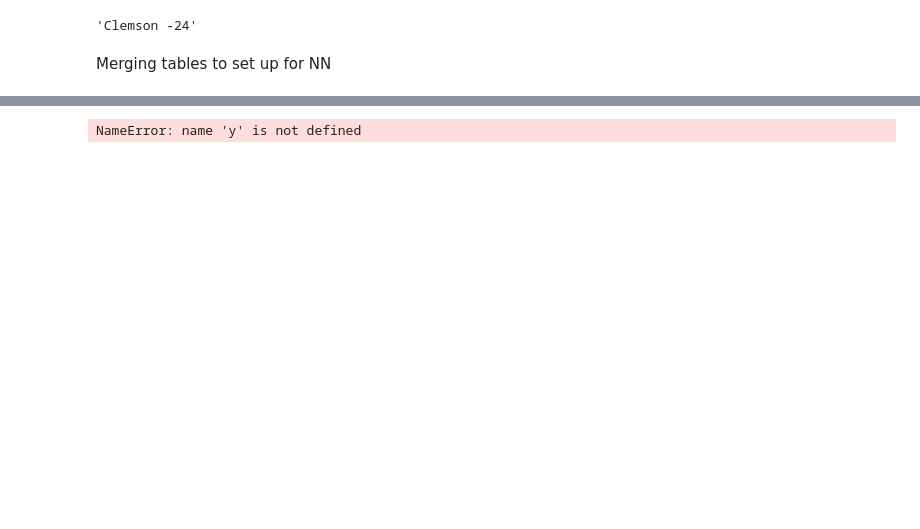
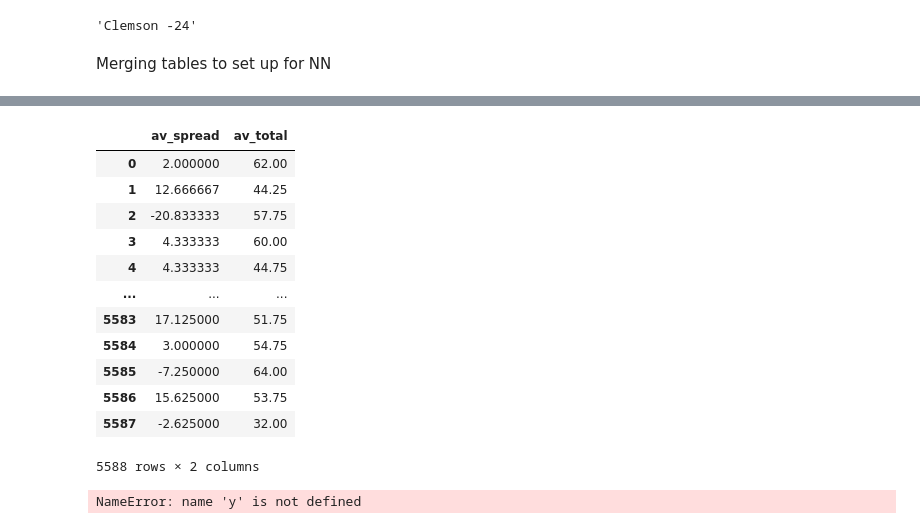
Before and after one commit to dyeds/PIC-16B-Project, a Jupyter notebook: TeamData.ipynb, the cells around one changed output, grey strips where cells are left out. Drawn from its saved outputs; the diff is of its cells as text; code cells hidden in the pictures; blank space fills up the shorter version.

```diff
--- a/TeamData.ipynb
+++ b/TeamData.ipynb
@@ -338,3 +382,19 @@ Merging tables to set up for NN
+# %%
+predict_df  #y
+# %% [output]
+|  | av_spread | av_total |
+| 0 | 2.000000 | 62.00 |
+| 1 | 12.666667 | 44.25 |
+| 2 | -20.833333 | 57.75 |
+| 3 | 4.333333 | 60.00 |
+| 4 | 4.333333 | 44.75 |
+| ... | ... | ... |
+| 5583 | 17.125000 | 51.75 |
+| 5584 | 3.000000 | 54.75 |
+| 5585 | -7.250000 | 64.00 |
+| 5586 | 15.625000 | 53.75 |
+| 5587 | -2.625000 | 32.00 |
+5588 rows × 2 columns
 # %%
 # things we are missing for neural network: Strength of Schedule
 # either grab it from somewhere, create it using our own data or use the
```
Also changed, not shown: parts of 7 cells of this notebook.
